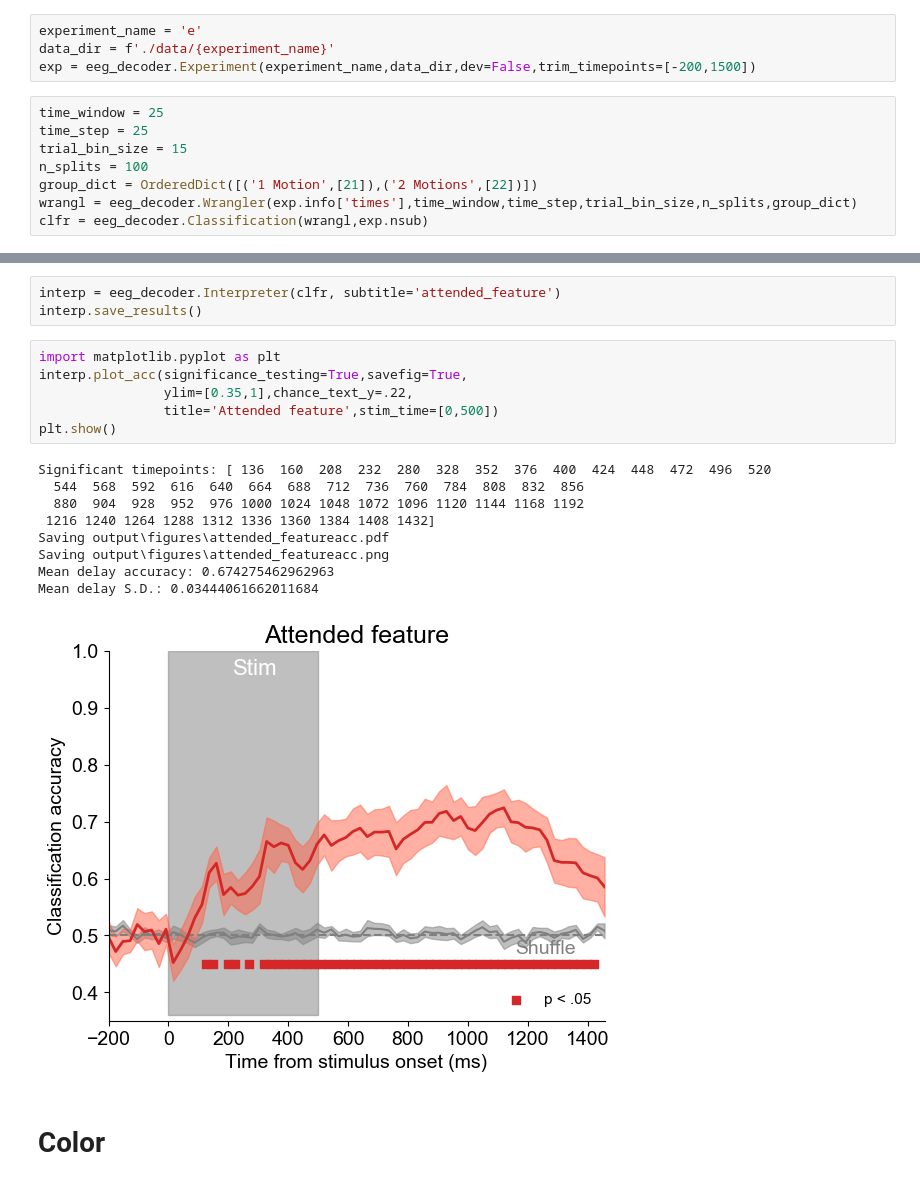
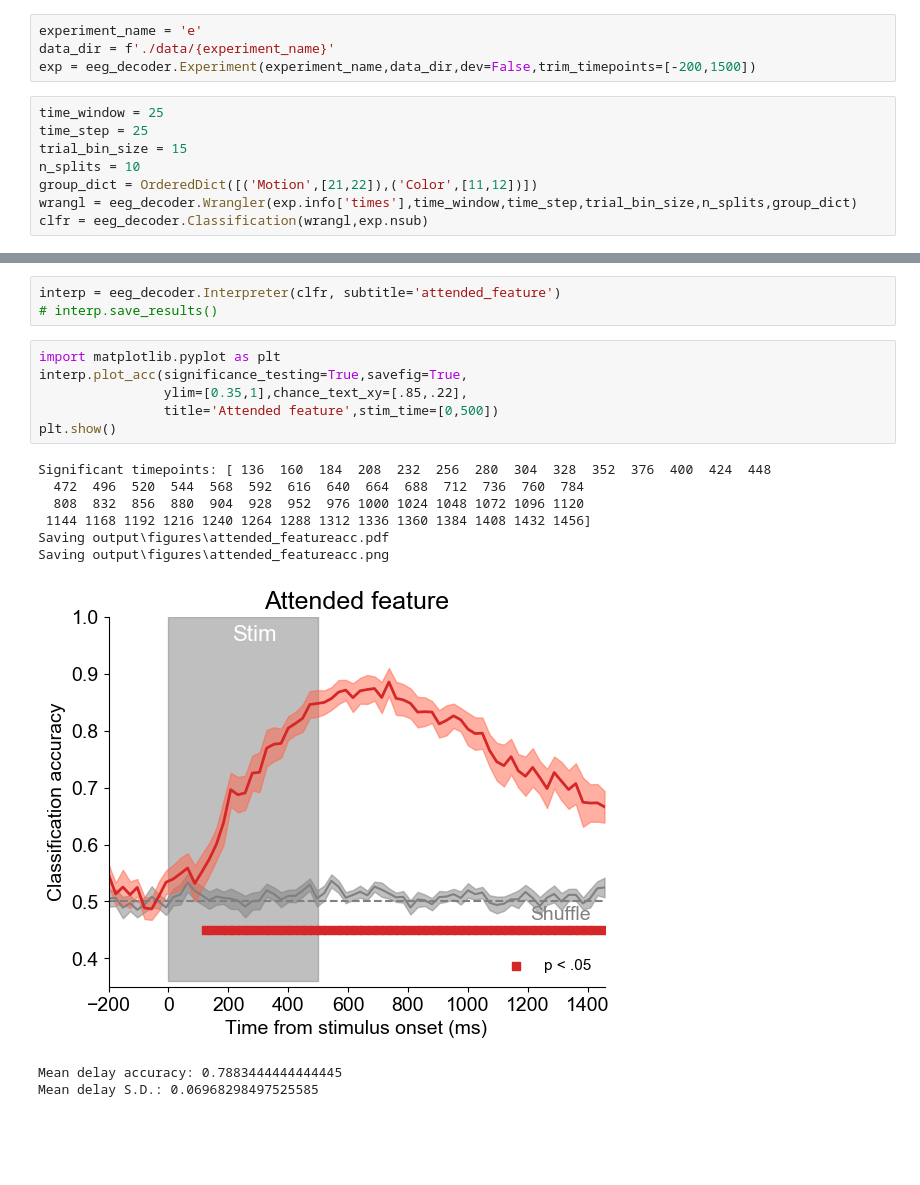
Before and after one commit to WilliamThyer/Feature-Independent-Load-Decoding, a Jupyter notebook: eggtoss/analysis/decode_attended_feature.ipynb, the cells around one changed output, grey strips where cells are left out. Saved outputs shown, nothing was run; the diff lists cells and outputs as text; blank space fills up the shorter version.

```diff
--- a/eggtoss/analysis/decode_attended_feature.ipynb
+++ b/eggtoss/analysis/decode_attended_feature.ipynb
@@ -15,8 +15,8 @@ exp = eeg_decoder.Experiment(experiment_name,data_dir,dev=False,trim_timepoints=
 time_window = 25
 time_step = 25
 trial_bin_size = 15
-n_splits = 100
-group_dict = OrderedDict([('1 Motion',[21]),('2 Motions',[22])])
+n_splits = 10
+group_dict = OrderedDict([('Motion',[21,22]),('Color',[11,12])])
 wrangl = eeg_decoder.Wrangler(exp.info['times'],time_window,time_step,trial_bin_size,n_splits,group_dict)
 clfr = eeg_decoder.Classification(wrangl,exp.nsub)
 # %%
@@ -44,21 +50,19 @@ for isub in range(exp.nsub):
 # %%
 interp = eeg_decoder.Interpreter(clfr, subtitle='attended_feature')
-interp.save_results()
+# interp.save_results()
 # %%
 import matplotlib.pyplot as plt
 interp.plot_acc(significance_testing=True,savefig=True,
-                ylim=[0.35,1],chance_text_y=.22,
+                ylim=[0.35,1],chance_text_xy=[.85,.22],
                 title='Attended feature',stim_time=[0,500])
 plt.show()
 # %% [output]
-Significant timepoints: [ 136  160  208  232  280  328  352  376  400  424  448  472  496  520
-  544  568  592  616  640  664  688  712  736  760  784  808  832  856
-  880  904  928  952  976 1000 1024 1048 1072 1096 1120 1144 1168 1192
- 1216 1240 1264 1288 1312 1336 1360 1384 1408 1432]
+Significant timepoints: [ 136  160  184  208  232  256  280  304  328  352  376  400  424  448
+  472  496  520  544  568  592  616  640  664  688  712  736  760  784
+  808  832  856  880  904  928  952  976 1000 1024 1048 1072 1096 1120
+ 1144 1168 1192 1216 1240 1264 1288 1312 1336 1360 1384 1408 1432 1456]
 Saving output\figures\attended_featureacc.pdf
 Saving output\figures\attended_featureacc.png
-Mean delay accuracy: 0.674275462962963
-Mean delay S.D.: 0.03444061662011684
-[figure, old version]
+[figure, new version]
+Mean delay accuracy: 0.7883444444444445
+Mean delay S.D.: 0.06968298497525585
-# %% [markdown]
-# Color
```
Also changed, not shown: parts of 5 cells of this notebook, 2 other files.
